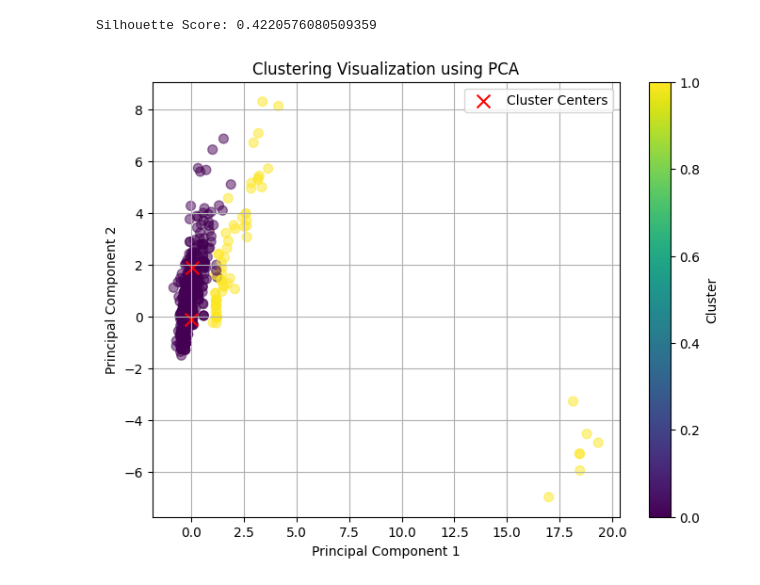
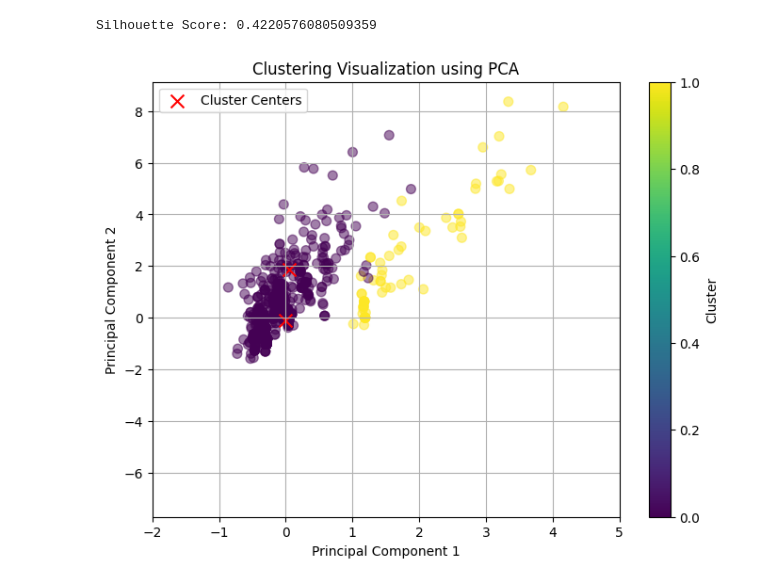
Before and after one commit to sncr0/side_effect_predictor, a Jupyter notebook: sider_extract/sider_extract_scr.ipynb, the cells around one changed output. Cells and saved outputs as stored; diff of their text form; code cells hidden in the pictures.

```diff
--- a/sider_extract/sider_extract_scr.ipynb
+++ b/sider_extract/sider_extract_scr.ipynb
@@ -237,17 +254,18 @@ Silhouette Score: 0.4220576080509359
 # %%
 pca = PCA(n_components=2)
 X_pca = pca.fit_transform(X_scaled)
 
 # Plot the clusters
 plt.figure(figsize=(8, 6))
-plt.scatter(X_pca[:, 0], X_pca[:, 1], c=cluster_labels, cmap='viridis', s=50, alpha=0.5)
+plt.scatter(X_pca[:, 0], X_pca[:, 1], c=cluster_labels, cmap='viridis', s=50, alpha=0.5, marker = "o")
 plt.scatter(cluster_centers[:, 0], cluster_centers[:, 1], c='red', marker='x', s=100, label='Cluster Centers')
 plt.title('Clustering Visualization using PCA')
 plt.xlabel('Principal Component 1')
 plt.ylabel('Principal Component 2')
 plt.legend()
 plt.grid(True)
 plt.colorbar(label='Cluster')
+plt.xlim([-2, 5])
 plt.show()
 # %% [output]
-[figure, old version]
+[figure, new version]
```
Also changed, not shown: parts of 1 cell of this notebook, 1 other file.
